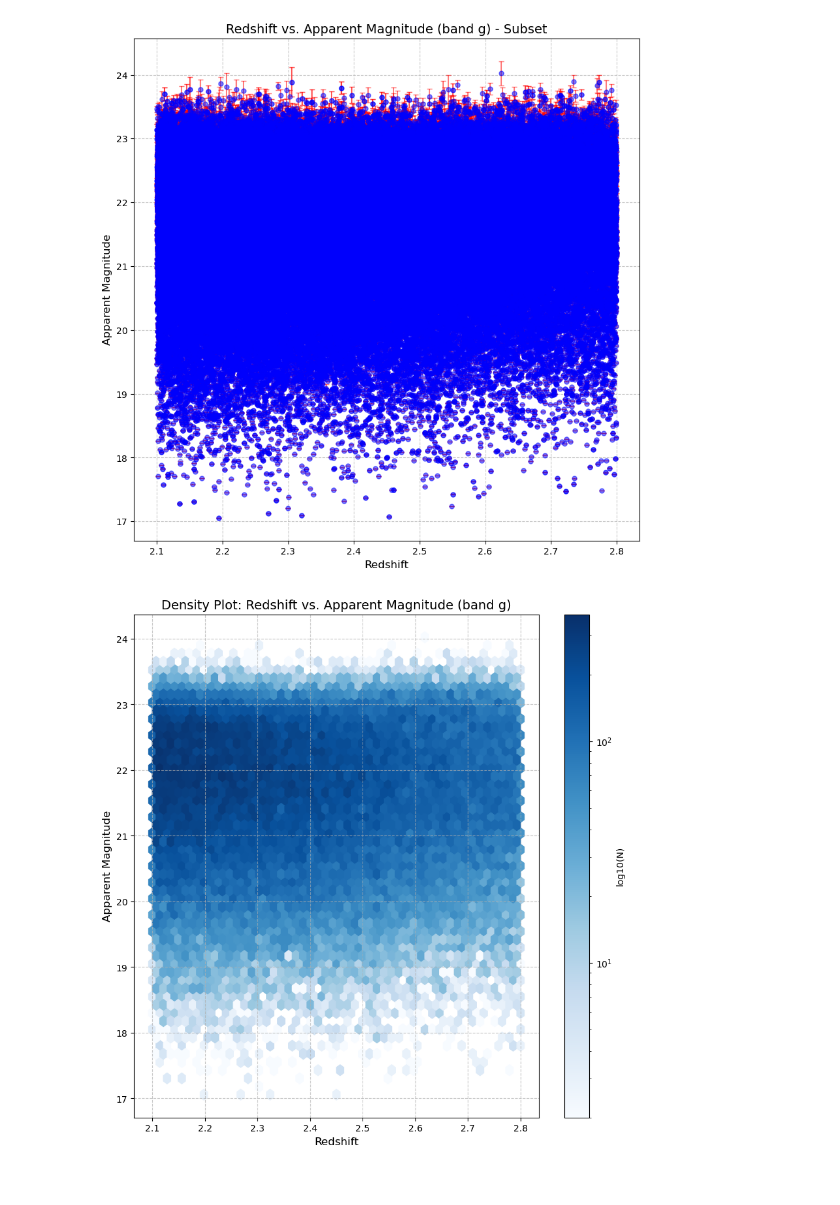
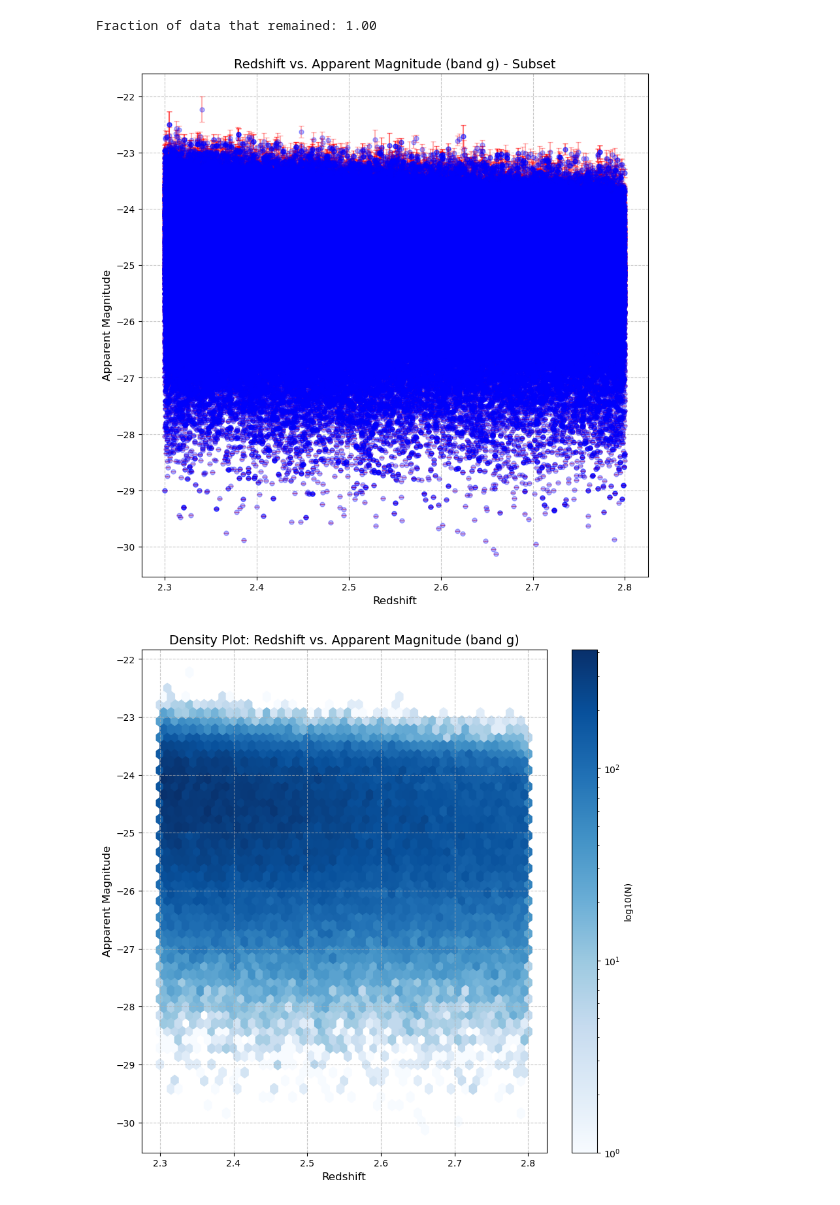
Before and after one commit to XuZhaozhong-1/DESI-ZTF, a Jupyter notebook: DESI-ZTF-2/plot.ipynb, the cells around one changed output. Cells and saved outputs as stored; diff of their text form; code cells hidden in the pictures.

```diff
--- a/DESI-ZTF-2/plot.ipynb
+++ b/DESI-ZTF-2/plot.ipynb
@@ -9,10 +9,15 @@ k = Table.read('/pscratch/sd/z/zhaozhon/DATASET/DESI-data/k.csv',format='csv')
 indice = np.isnan(k['k_gg']) | np.isinf(k['k_gg']) | np.isnan(k['k_rr']) | np.isinf(k['k_rr'])
 k_gg = k['k_gg'][~indice]
 k_rr = k['k_rr'][~indice]
+# Calculate the fraction of data that remains
+fraction_remaining = len(k_gg) / len(k['k_gg'])
+print(f"Fraction of data that remained: {fraction_remaining:.2f}")
+# %% [output]
+Fraction of data that remained: 1.00
 # %%
 file = '/pscratch/sd/z/zhaozhon/DATASET/DESI-data/new_d.fits'
 d = Table(fitsio.read(file))
-SEL = np.where((d['Z'] > 2.1) & (d['Z'] < 2.8))[0]
+SEL = np.where((d['Z'] > 2.3) & (d['Z'] < 2.8))[0]
 apr_mag_g = d['APP_MAG_G'][SEL][~indice]
 apr_mag_g_err = d['APP_MAGERR_G'][SEL][~indice]
 apr_mag_r = d['APP_MAG_R'][SEL][~indice]
@@ -22,22 +27,22 @@ z = d['Z'][SEL][~indice]
 d = Planck18.distmod(z).value
 # %%
 plt.figure(figsize=(10, 10))
-plt.errorbar(z, apr_mag_g, yerr=apr_mag_g_err, fmt='o', color='blue', ecolor='red', capsize=3, markersize=5, alpha=0.3)
+plt.errorbar(z, apr_mag_g-d, yerr=apr_mag_g_err, fmt='o', color='blue', ecolor='red', capsize=3, markersize=5, alpha=0.3)
 plt.title('Redshift vs. Apparent Magnitude (band g) - Subset', fontsize=14)
 plt.xlabel('Redshift', fontsize=12)
 plt.ylabel('Apparent Magnitude', fontsize=12)
 plt.grid(True, linestyle='--', alpha=0.7)
-#plt.savefig('/global/u1/z/zhaozhon/Plot/apr_mag', dpi=300)  # Saving the errorbar plot
+plt.savefig('/global/u1/z/zhaozhon/Plots/apr_mag_g', dpi=300)  # Saving the errorbar plot
 
 # Creating and saving the hexbin plot
 plt.figure(figsize=(10, 10))
-plt.hexbin(z, apr_mag_g, gridsize=50, cmap='Blues', bins='log')
+plt.hexbin(z, apr_mag_g-d, gridsize=50, cmap='Blues', bins='log')
 plt.colorbar(label='log10(N)')
 plt.title('Density Plot: Redshift vs. Apparent Magnitude (band g)', fontsize=14)
 plt.xlabel('Redshift', fontsize=12)
 plt.ylabel('Apparent Magnitude', fontsize=12)
 plt.grid(True, linestyle='--', alpha=0.7)
-#plt.savefig('/global/u1/z/zhaozhon/Plot/apr_mag_density', dpi=300)  # Saving the hexbin plot
+plt.savefig('/global/u1/z/zhaozhon/Plots/apr_mag_g_density', dpi=300)  # Saving the hexbin plot
 # %% [output]
-[figure, old version]
+[figure, new version]
-[figure, old version]
+[figure, new version]
```
Also changed, not shown: parts of 13 cells of this notebook, 1 other file.
